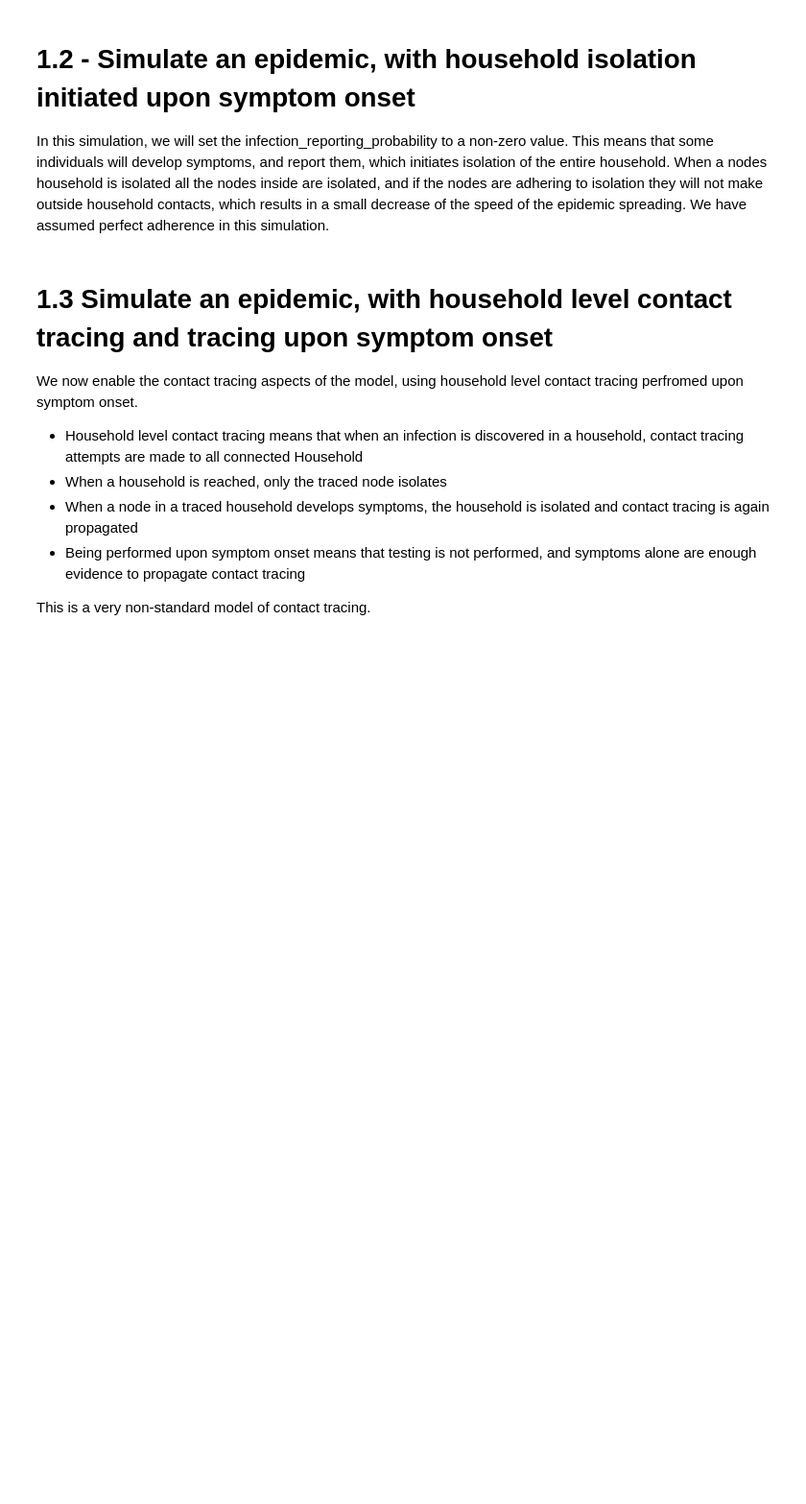
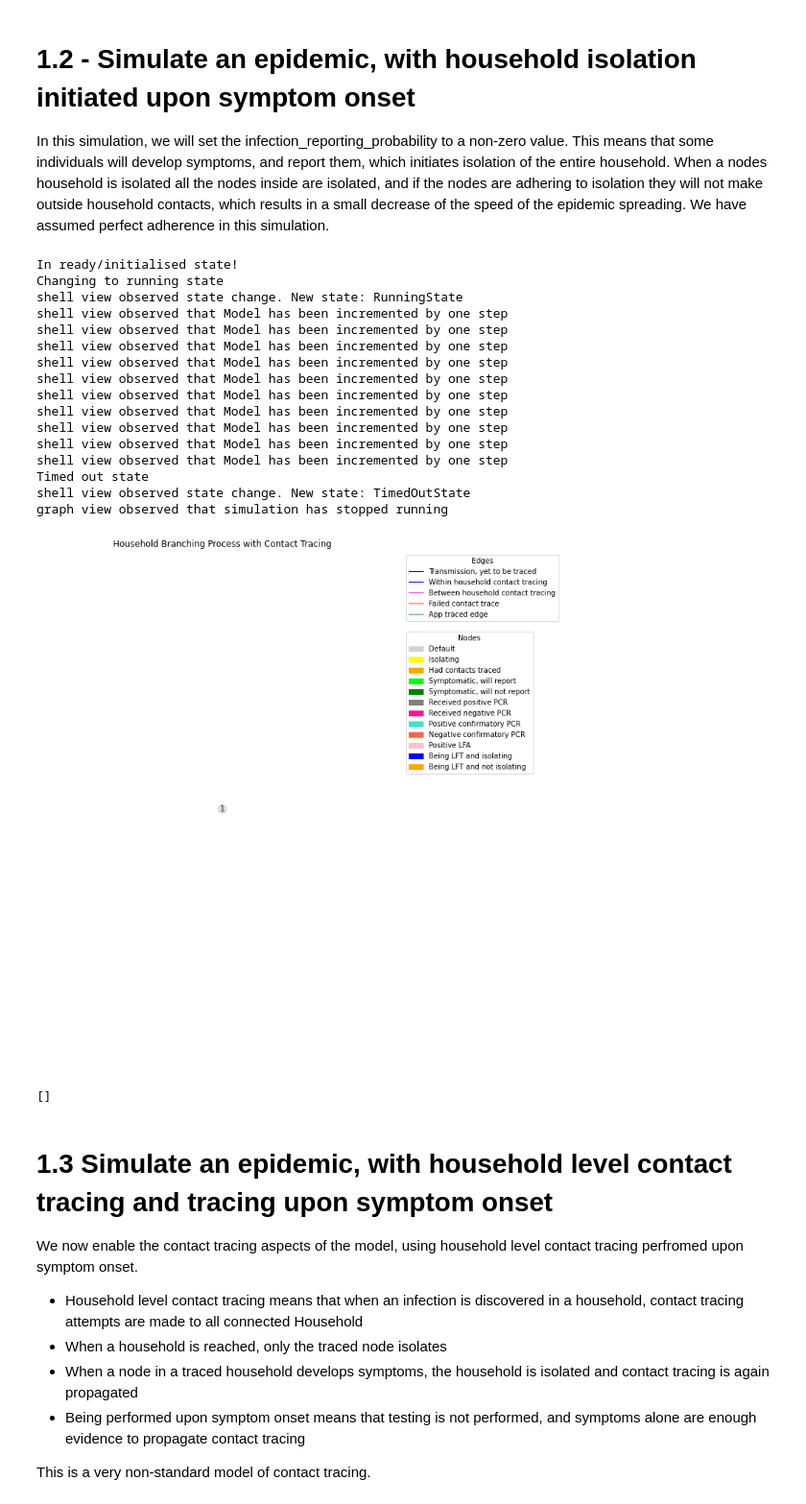
Before and after one commit to TTI-modelling/TestingContactModel, a Jupyter notebook: examples/household_level_contact_tracing.ipynb, the cells around one changed output. Shown at 96% size. Saved outputs shown, nothing was run; the diff lists cells and outputs as text; code cells hidden in the pictures; blank space fills up the shorter version.

```diff
--- a/examples/household_level_contact_tracing.ipynb
+++ b/examples/household_level_contact_tracing.ipynb
@@ -56,4 +77,23 @@ params['infection_reporting_prob'] = 0.5
 params['self_isolation_duration'] = 10
     # 50% of symptomatic individuals will report their symptoms, and self-isolate
 # %%
-model_self_reports_isolate = hct.household_sim_contact_tracing(params)
+controller = SimulationController(hct.household_sim_contact_tracing(params))
+controller.run_simulation(10)
+# %% [output]
+In ready/initialised state!
+Changing to running state
+shell view observed state change. New state: RunningState
+shell view observed that Model has been incremented by one step
+shell view observed that Model has been incremented by one step
+shell view observed that Model has been incremented by one step
+shell view observed that Model has been incremented by one step
+shell view observed that Model has been incremented by one step
+shell view observed that Model has been incremented by one step
+shell view observed that Model has been incremented by one step
+shell view observed that Model has been incremented by one step
+shell view observed that Model has been incremented by one step
+shell view observed that Model has been incremented by one step
+Timed out state
+shell view observed state change. New state: TimedOutState
+graph view observed that simulation has stopped running
+[figure, added]
@@ -64,5 +100,7 @@ controller.run_simulation(10)
 # %%
-[node for node in model_self_reports_isolate.network.all_nodes() if node.isolated]
+[node for node in controller.model.network.all_nodes() if node.isolated]
+# %% [output]
+[]
 # %% [markdown]
 # 1.3 Simulate an epidemic, with household level contact tracing and tracing upon symptom onset
 We now enable the contact tracing aspects of the model, using household level contact tracing perfromed upon symptom onset.
```
Also changed, not shown: parts of 19 cells of this notebook, 7 other files.
